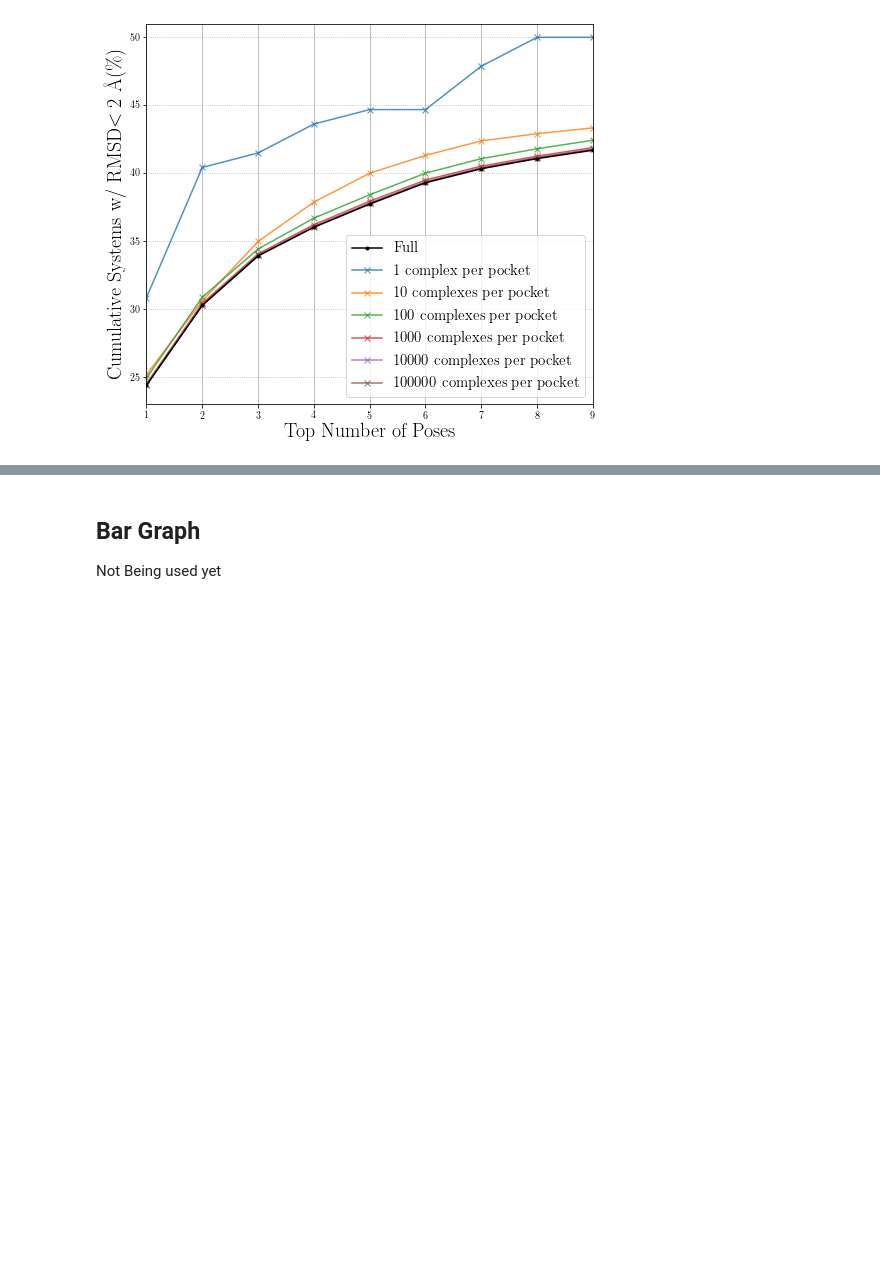
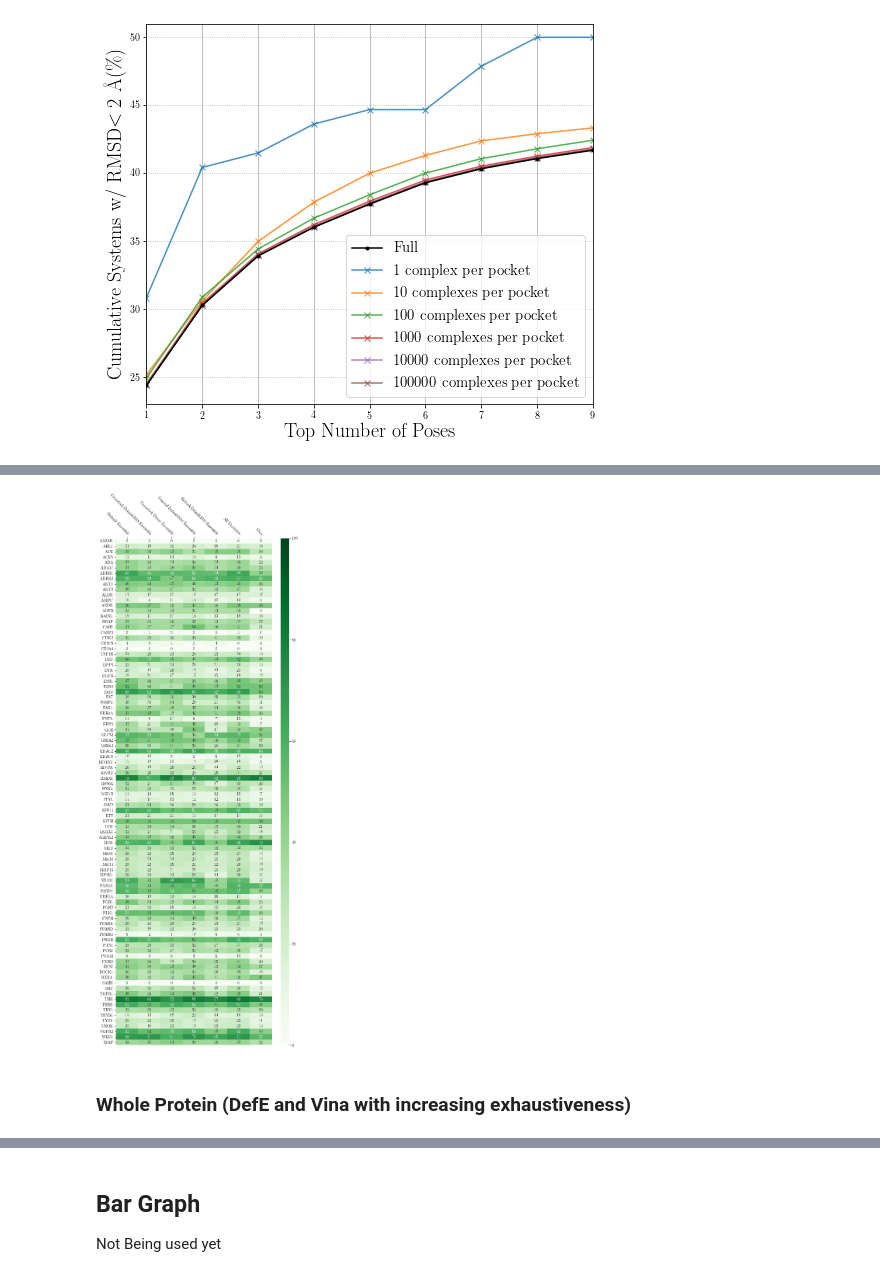
Before and after one commit to dkoes/GNINA-1.0, a Jupyter notebook: MakeFinalGraphs.ipynb, the cells around one changed output, grey strips where cells are left out. Saved outputs shown, nothing was run; the diff lists cells and outputs as text; code cells hidden in the pictures; blank space fills up the shorter version.

Commit message:
pipeline for making all graphs is setup, made heatmaps for per pocket values

```diff
--- a/MakeFinalGraphs.ipynb
+++ b/MakeFinalGraphs.ipynb
@@ -1475,0 +1280,14 @@ plt.savefig('figures/other/downsample_gnina_perpocket.pdf', dpi=dpi)
+# %%
+file_name = 'top1_per_pocket'
+final_dataframe= pd.read_csv(f'/home/anm329/GNINA-1.0/data/crossdocking/{file_name}.csv',index_col=0)
+# %%
+ax = plt.figure(figsize=[8,24]).gca()
+ax = sns.heatmap(data=final_dataframe,cmap='Greens',vmin=0,vmax=100,annot=True,fmt='.0f',ax=ax,cbar_kws={'aspect':60,'fraction':0.05})
+ax.xaxis.set_label_position('top')
+ax.xaxis.tick_top()
+plt.xticks(rotation=-45,ha="right",rotation_mode="anchor")
+plt.savefig(f'/home/anm329/GNINA-1.0/figures/crossdocking/{file_name}.pdf',dpi=dpi,bbox_inches='tight')
+# %% [output]
+[figure, added]
+# %% [markdown]
+### Whole Protein (DefE and Vina with increasing exhaustiveness)
```
Also changed, not shown: parts of 26 cells of this notebook, 3 other files.
